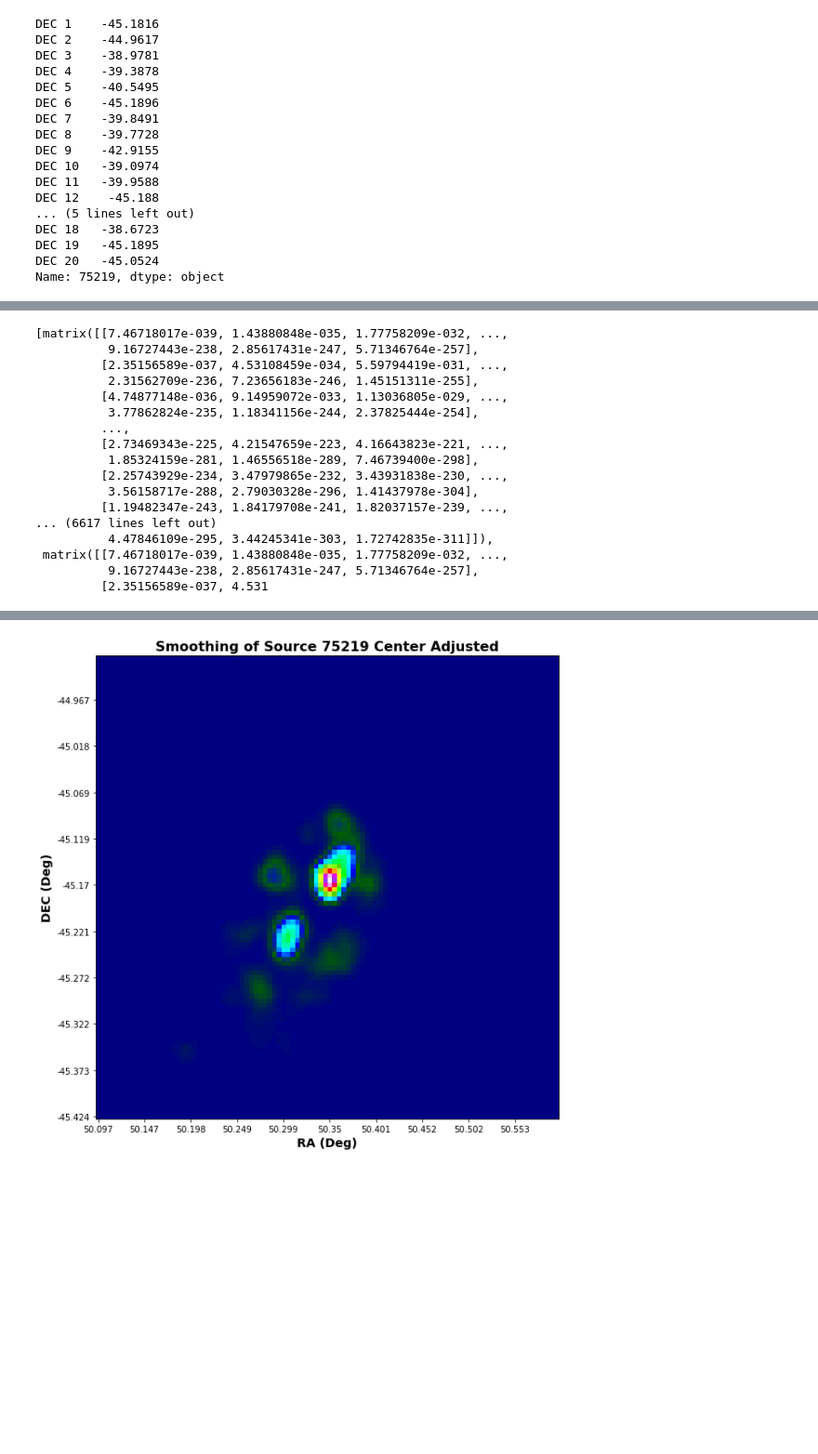
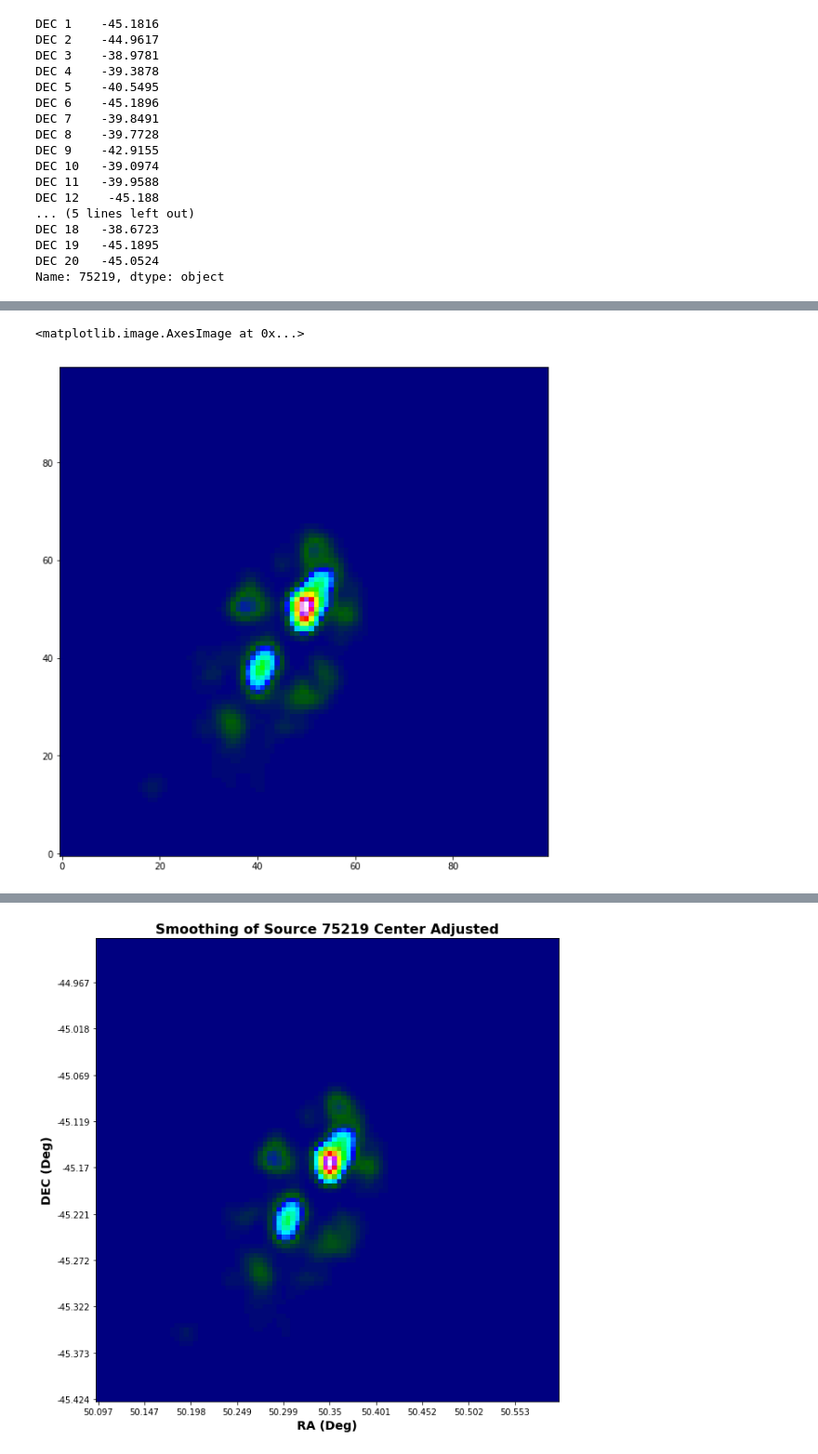
Before and after one commit to kelceydavis33/Source_Matching, a Jupyter notebook: GLEAM_p37.ipynb, the cells around one changed output, grey strips where cells are left out. Shown at 93% size. Cells and saved outputs as stored; diff of their text form; code cells hidden in the pictures; blank space fills up the shorter version.

```diff
--- a/GLEAM_p37.ipynb
+++ b/GLEAM_p37.ipynb
@@ -1047,0 +1052,5 @@ def center_adjusted(table, index, x_stretch, y_stretch):
+# %%
+plt.imshow(np.array(obs_data)[1], origin = 'lower', cmap = 'gist_ncar')
+# %% [output]
+<matplotlib.image.AxesImage at 0x...>
+[figure, added]
@@ -1050,20 +1234,0 @@ d = center_adjusted(table, 75219, .25, .25)
-# %%
-d['indv_obs']
-# %% [output]
-[matrix([[7.46718017e-039, 1.43880848e-035, 1.77758209e-032, ...,
-          9.16727443e-238, 2.85617431e-247, 5.71346764e-257],
-         [2.35156589e-037, 4.53108459e-034, 5.59794419e-031, ...,
-          2.31562709e-236, 7.23656183e-246, 1.45151311e-255],
-         [4.74877148e-036, 9.14959072e-033, 1.13036805e-029, ...,
-          3.77862824e-235, 1.18341156e-244, 2.37825444e-254],
-         ...,
-         [2.73469343e-225, 4.21547659e-223, 4.16643823e-221, ...,
-          1.85324159e-281, 1.46556518e-289, 7.46739400e-298],
-         [2.25743929e-234, 3.47979865e-232, 3.43931838e-230, ...,
-          3.56158717e-288, 2.79030328e-296, 1.41437978e-304],
-         [1.19482347e-243, 1.84179708e-241, 1.82037157e-239, ...,
-... (6617 lines left out)
-          4.47846109e-295, 3.44245341e-303, 1.72742835e-311]]),
- matrix([[7.46718017e-039, 1.43880848e-035, 1.77758209e-032, ...,
-          9.16727443e-238, 2.85617431e-247, 5.71346764e-257],
-         [2.35156589e-037, 4.531
```
Also changed, not shown: parts of 19 cells of this notebook.
